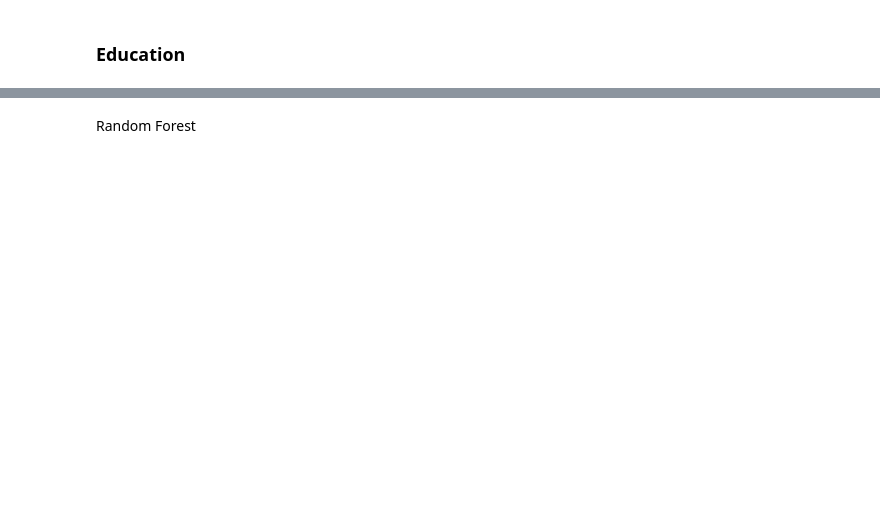
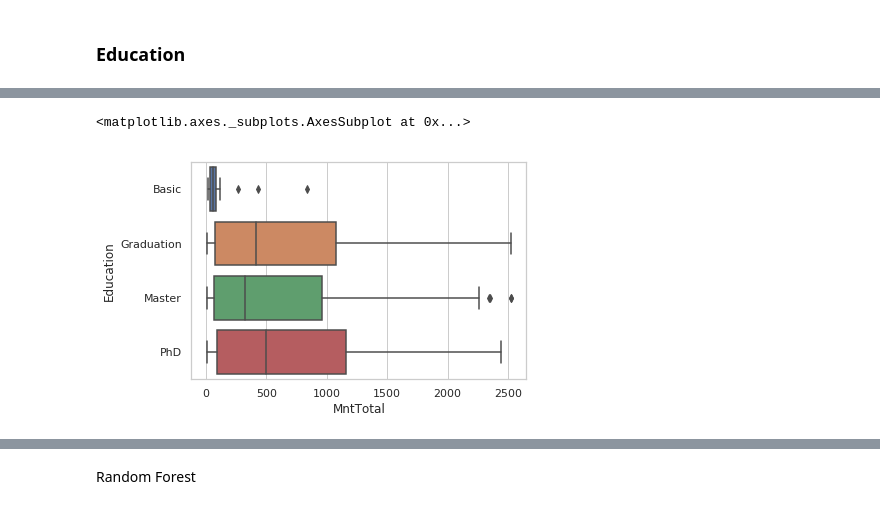
Before and after one commit to JKWilkins/iFood-Marketing-Campaign, a Jupyter notebook: mkt_proj.ipynb, the cells around one changed output, grey strips where cells are left out. Cells and saved outputs as stored; diff of their text form; code cells hidden in the pictures; blank space fills up the shorter version.

```diff
--- a/mkt_proj.ipynb
+++ b/mkt_proj.ipynb
@@ -282,2 +331,6 @@ sns.countplot(order=edu, data=mkt_no_out, x='Education', hue='Response')
 # %%
-sns.boxplot(order=edu, orient='v', data = mkt_no_out, y = 'MntTotal', x = 'Education')
+sns.boxplot(order=edu, orient='h', data = mkt_no_out, x = 'MntTotal', y = 'Education')
+plt.savefig('.//images//TotalSpent_Education.png')
+# %% [output]
+<matplotlib.axes._subplots.AxesSubplot at 0x...>
+[figure, added]
```
Also changed, not shown: parts of 32 cells of this notebook, 5 other files.
